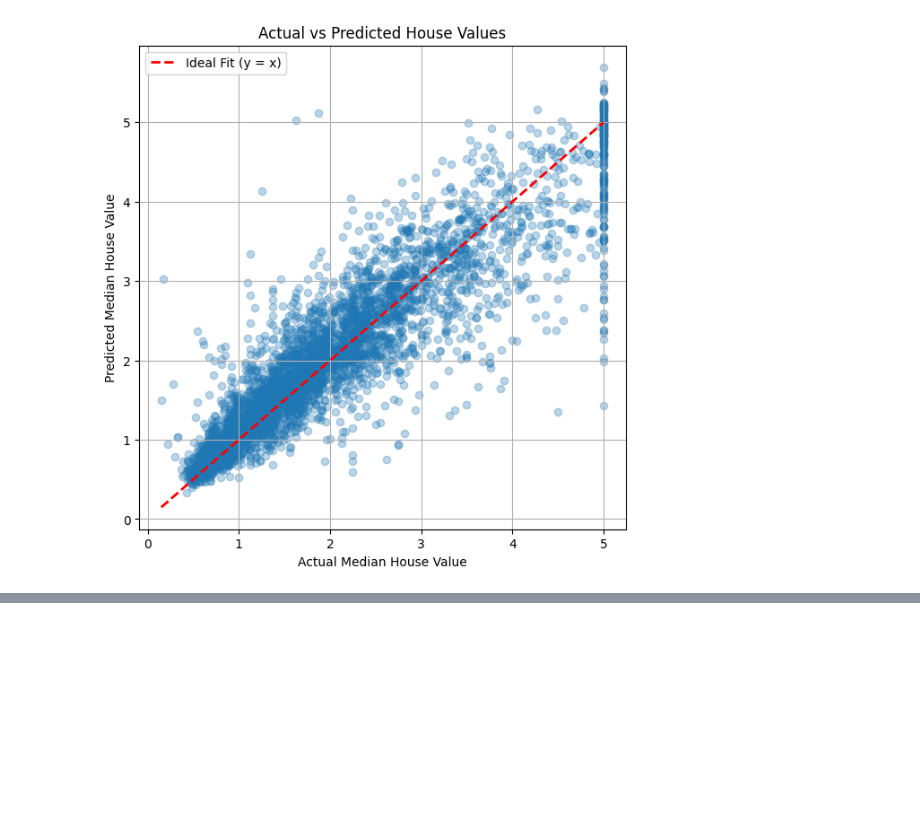
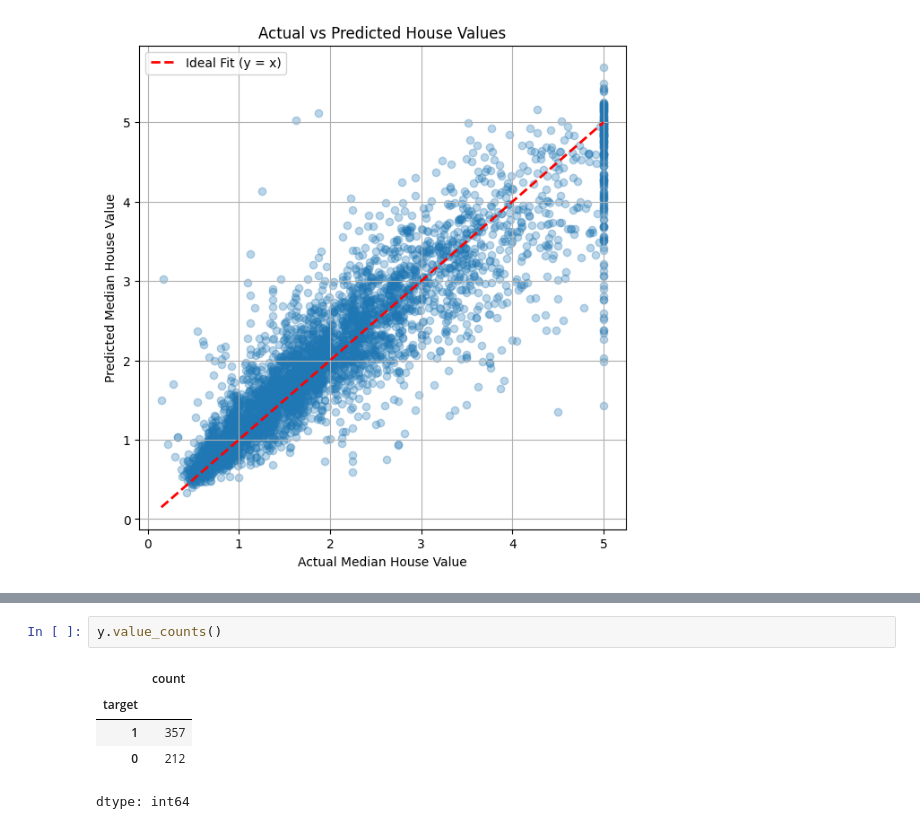
Before and after one commit to Ramjeet-Dixit/IITM-AIML-Rdixit, a Jupyter notebook: MFNN_in_Regression.ipynb, the cells around one changed output, grey strips where cells are left out. Drawn from its saved outputs; the diff is of its cells as text; blank space fills up the shorter version.

```diff
--- a/MFNN_in_Regression.ipynb
+++ b/MFNN_in_Regression.ipynb
@@ -387,0 +569,8 @@ plt.show()
+# %%
+y.value_counts()
+# %% [output]
+|  | count |
+| target |  |
+| 1 | 357 |
+| 0 | 212 |
+dtype: int64
```
Also changed, not shown: parts of 22 cells of this notebook.
